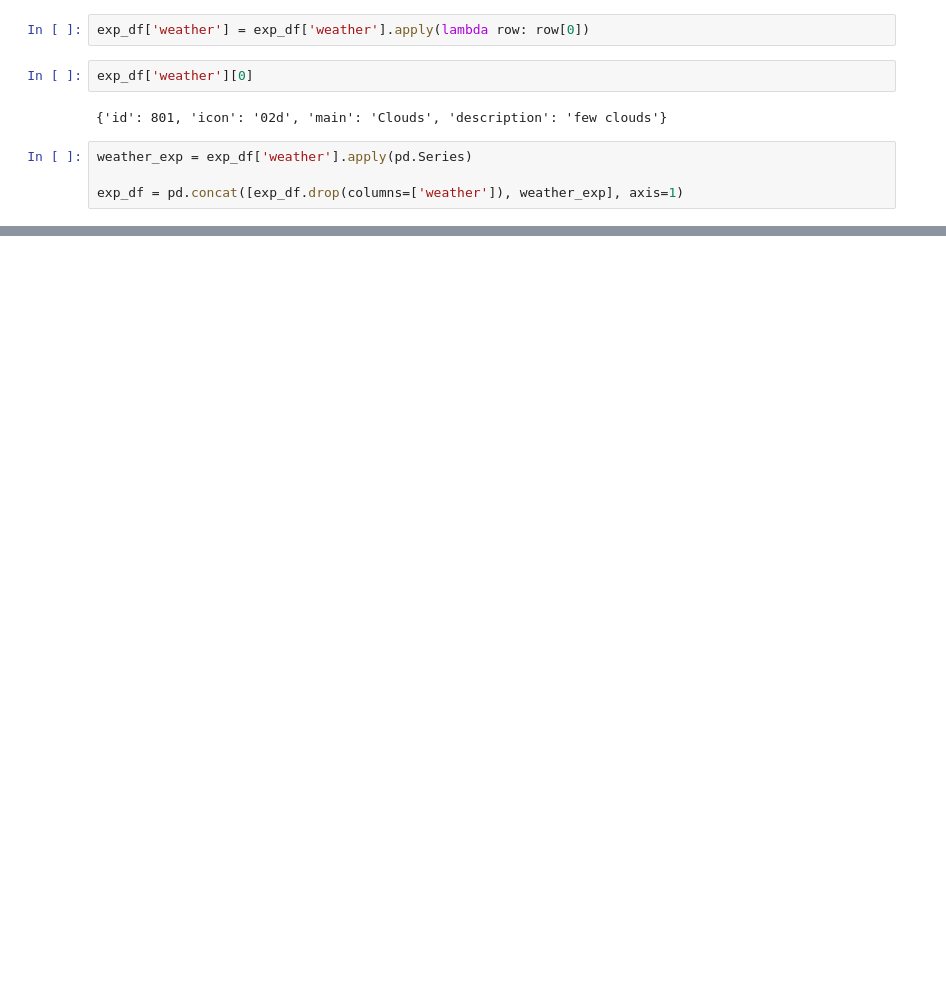
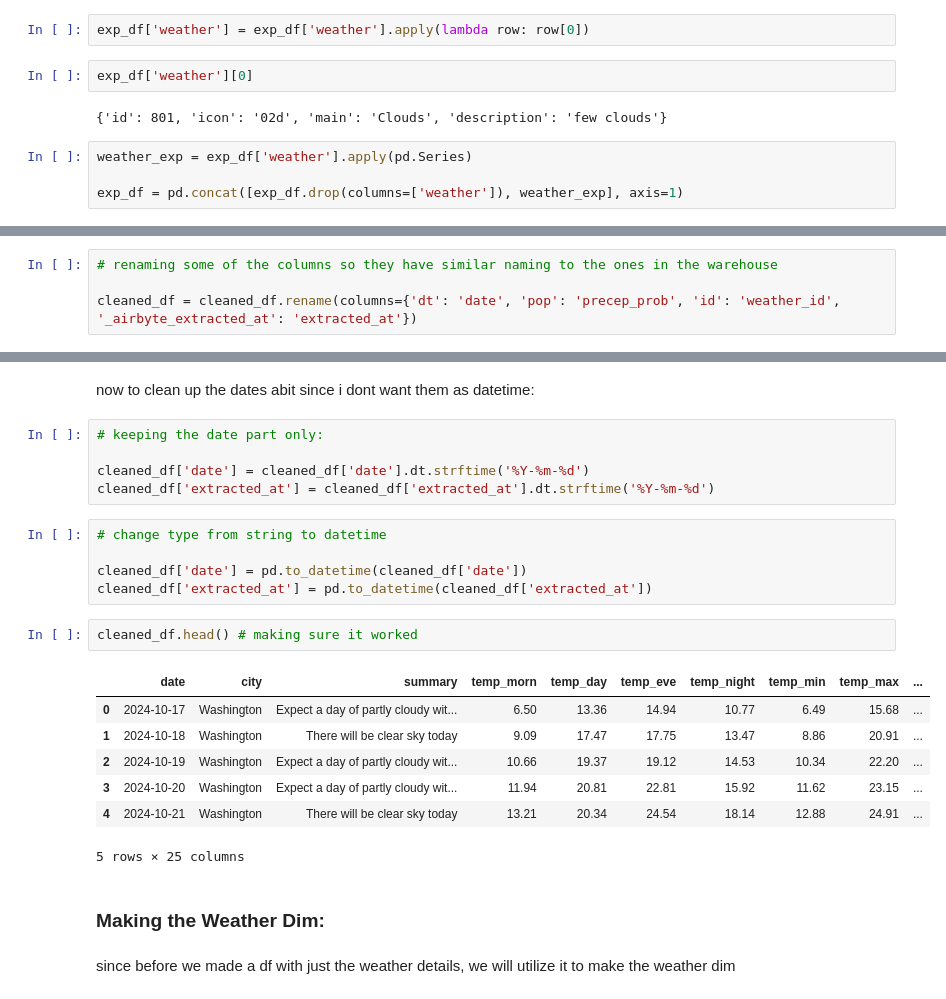
Before and after one commit to reinefakih/BlinkMetrics-Data-Engineering-Project, a Jupyter notebook: testing/transformations_test.ipynb, the cells around one changed output, grey strips where cells are left out. Saved outputs shown, nothing was run; the diff lists cells and outputs as text; blank space fills up the shorter version.

```diff
--- a/testing/transformations_test.ipynb
+++ b/testing/transformations_test.ipynb
@@ -446,0 +565,4 @@ exp_df.head()
+# %%
+# renaming some of the columns so they have similar naming to the ones in the warehouse
+
+cleaned_df = cleaned_df.rename(columns={'dt': 'date', 'pop': 'precep_prob', 'id': 'weather_id', '_airbyte_extracted_at': 'extracted_at'})
@@ -446,0 +580,26 @@ exp_df.head()
+# %% [markdown]
+now to clean up the dates abit since i dont want them as datetime:
+# %%
+# keeping the date part only:
+
+cleaned_df['date'] = cleaned_df['date'].dt.strftime('%Y-%m-%d')
+cleaned_df['extracted_at'] = cleaned_df['extracted_at'].dt.strftime('%Y-%m-%d')
+# %%
+# change type from string to datetime
+
+cleaned_df['date'] = pd.to_datetime(cleaned_df['date'])
+cleaned_df['extracted_at'] = pd.to_datetime(cleaned_df['extracted_at'])
+# %%
+cleaned_df.head() # making sure it worked
+# %% [output]
+|  | date | city | summary | temp_morn | temp_day | temp_eve | temp_night | temp_min | temp_max | ... |
+| 0 | 2024-10-17 | Washington | Expect a day of partly cloudy wit... | 6.50 | 13.36 | 14.94 | 10.77 | 6.49 | 15.68 | ... |
+| 1 | 2024-10-18 | Washington | There will be clear sky today | 9.09 | 17.47 | 17.75 | 13.47 | 8.86 | 20.91 | ... |
+| 2 | 2024-10-19 | Washington | Expect a day of partly cloudy wit... | 10.66 | 19.37 | 19.12 | 14.53 | 10.34 | 22.20 | ... |
+| 3 | 2024-10-20 | Washington | Expect a day of partly cloudy wit... | 11.94 | 20.81 | 22.81 | 15.92 | 11.62 | 23.15 | ... |
+| 4 | 2024-10-21 | Washington | There will be clear sky today | 13.21 | 20.34 | 24.54 | 18.14 | 12.88 | 24.91 | ... |
+5 rows × 25 columns
+# %% [markdown]
+### Making the Weather Dim:
+# %% [markdown]
+since before we made a df with just the weather details, we will utilize it to make the weather dim
```
Also changed, not shown: parts of 80 cells of this notebook.
